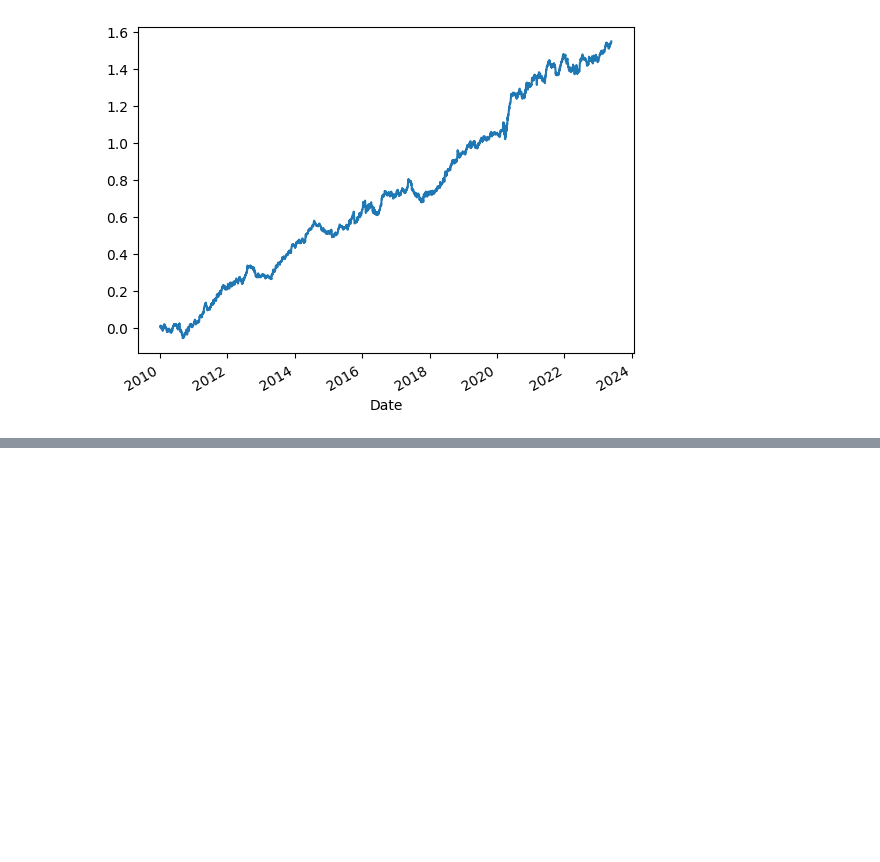
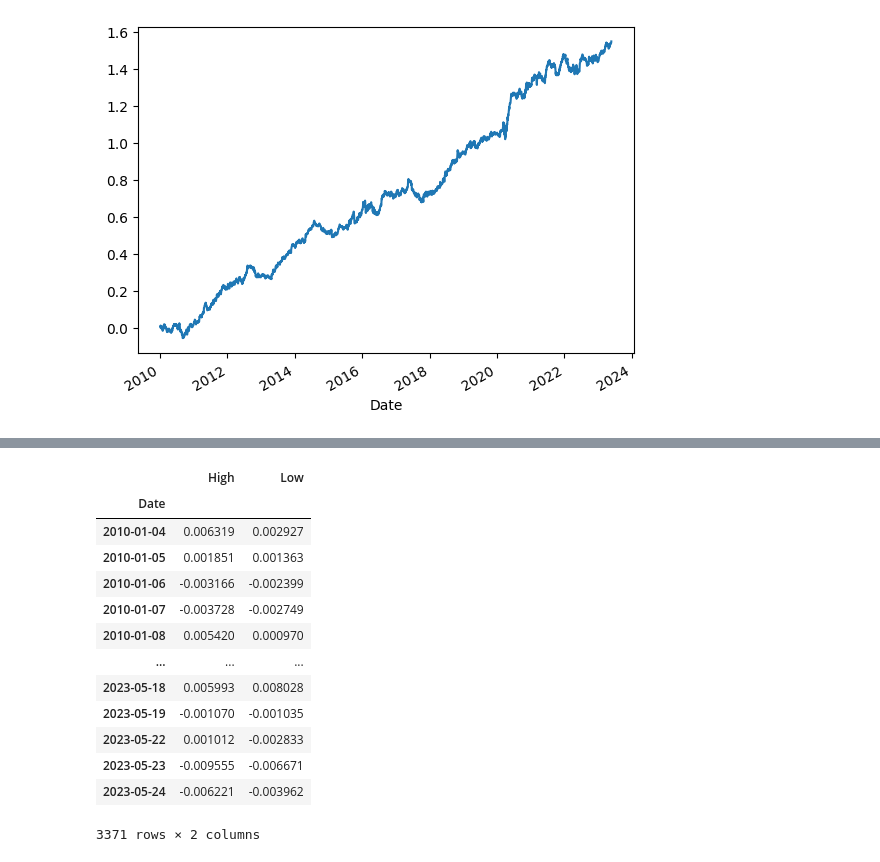
Before and after one commit to eldor-fozilov/FracLSTM-Portfolio, a Jupyter notebook: model_building_and_portfolio_construction.ipynb, the cells around one changed output, grey strips where cells are left out. Drawn from its saved outputs; the diff is of its cells as text; code cells hidden in the pictures; blank space fills up the shorter version.

```diff
--- a/model_building_and_portfolio_construction.ipynb
+++ b/model_building_and_portfolio_construction.ipynb
@@ -382,0 +413,20 @@ long_short_returns_benchmark.cumsum().plot()
+# %%
+portfolio_returns_frac_diff_exp2 = pd.read_csv('portfolio_returns_frac_diff_exp2.csv')
+portfolio_returns_frac_diff_exp2['Date'] = pd.to_datetime(portfolio_returns_frac_diff_exp2['Date'])
+portfolio_returns_frac_diff_exp2.set_index('Date', inplace = True)
+portfolio_returns_frac_diff_exp2
+# %% [output]
+|  | High | Low |
+| Date |  |  |
+| 2010-01-04 | 0.006319 | 0.002927 |
+| 2010-01-05 | 0.001851 | 0.001363 |
+| 2010-01-06 | -0.003166 | -0.002399 |
+| 2010-01-07 | -0.003728 | -0.002749 |
+| 2010-01-08 | 0.005420 | 0.000970 |
+| ... | ... | ... |
+| 2023-05-18 | 0.005993 | 0.008028 |
+| 2023-05-19 | -0.001070 | -0.001035 |
+| 2023-05-22 | 0.001012 | -0.002833 |
+| 2023-05-23 | -0.009555 | -0.006671 |
+| 2023-05-24 | -0.006221 | -0.003962 |
+3371 rows × 2 columns
```
Also changed, not shown: parts of 16 cells of this notebook.
